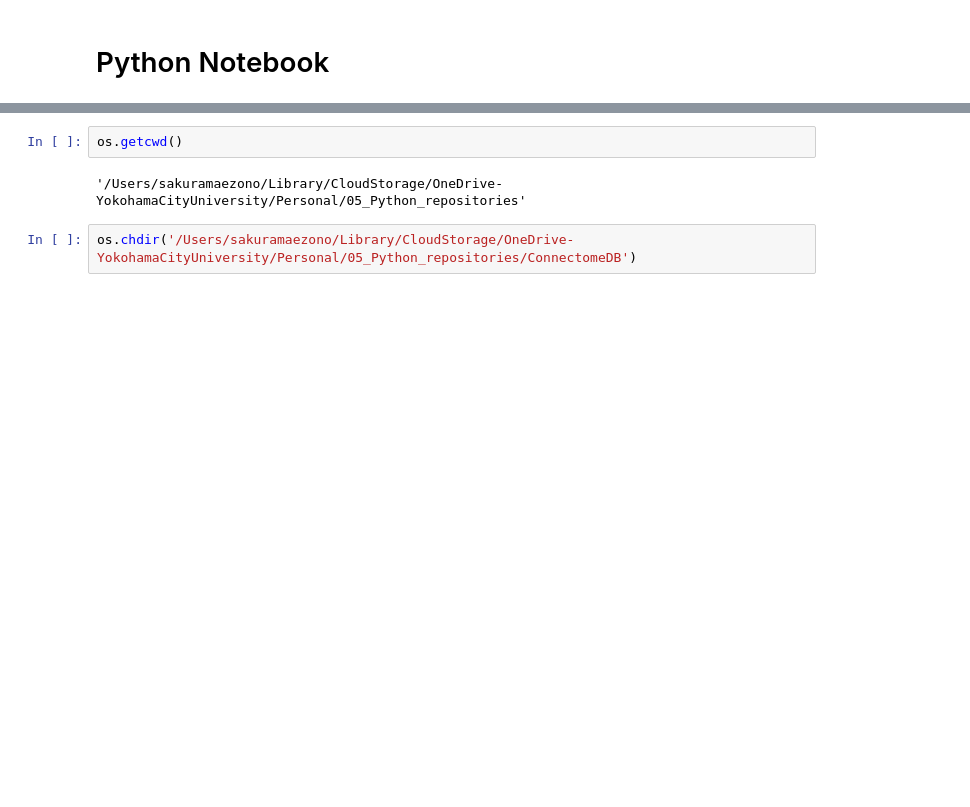
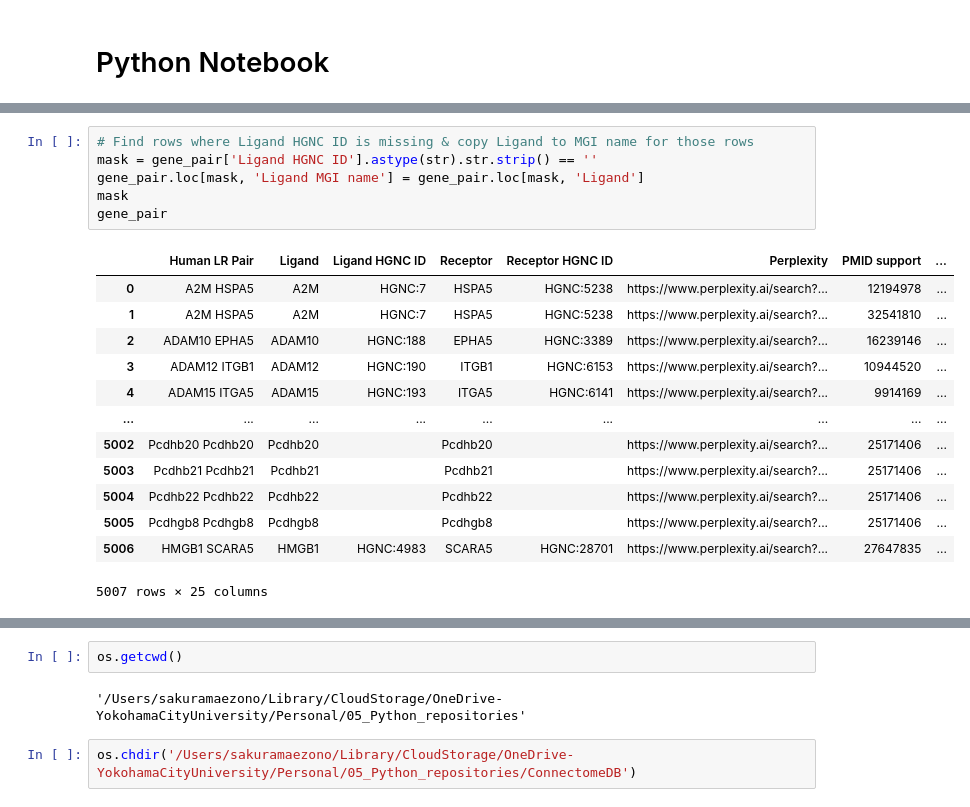
Before and after one commit to bioinfo-YCU/ConnectomeDB, a Jupyter notebook: Python_test.ipynb, the cells around one changed output, grey strips where cells are left out. Drawn from its saved outputs; the diff is of its cells as text; blank space fills up the shorter version.

Commit message:
updated to accomodate new table

```diff
--- a/Python_test.ipynb
+++ b/Python_test.ipynb
@@ -2,0 +249,20 @@
+# %%
+# Find rows where Ligand HGNC ID is missing & copy Ligand to MGI name for those rows
+mask = gene_pair['Ligand HGNC ID'].astype(str).str.strip() == ''
+gene_pair.loc[mask, 'Ligand MGI name'] = gene_pair.loc[mask, 'Ligand']
+mask
+gene_pair
+# %% [output]
+|  | Human LR Pair | Ligand | Ligand HGNC ID | Receptor | Receptor HGNC ID | Perplexity | PMID support | ... |
+| 0 | A2M HSPA5 | A2M | HGNC:7 | HSPA5 | HGNC:5238 | https://www.perplexity.ai/search?... | 12194978 | ... |
+| 1 | A2M HSPA5 | A2M | HGNC:7 | HSPA5 | HGNC:5238 | https://www.perplexity.ai/search?... | 32541810 | ... |
+| 2 | ADAM10 EPHA5 | ADAM10 | HGNC:188 | EPHA5 | HGNC:3389 | https://www.perplexity.ai/search?... | 16239146 | ... |
+| 3 | ADAM12 ITGB1 | ADAM12 | HGNC:190 | ITGB1 | HGNC:6153 | https://www.perplexity.ai/search?... | 10944520 | ... |
+| 4 | ADAM15 ITGA5 | ADAM15 | HGNC:193 | ITGA5 | HGNC:6141 | https://www.perplexity.ai/search?... | 9914169 | ... |
+| ... | ... | ... | ... | ... | ... | ... | ... | ... |
+| 5002 | Pcdhb20 Pcdhb20 | Pcdhb20 |  | Pcdhb20 |  | https://www.perplexity.ai/search?... | 25171406 | ... |
+| 5003 | Pcdhb21 Pcdhb21 | Pcdhb21 |  | Pcdhb21 |  | https://www.perplexity.ai/search?... | 25171406 | ... |
+| 5004 | Pcdhb22 Pcdhb22 | Pcdhb22 |  | Pcdhb22 |  | https://www.perplexity.ai/search?... | 25171406 | ... |
+| 5005 | Pcdhgb8 Pcdhgb8 | Pcdhgb8 |  | Pcdhgb8 |  | https://www.perplexity.ai/search?... | 25171406 | ... |
+| 5006 | HMGB1 SCARA5 | HMGB1 | HGNC:4983 | SCARA5 | HGNC:28701 | https://www.perplexity.ai/search?... | 27647835 | ... |
+5007 rows × 25 columns
```
Also changed, not shown: parts of 23 cells of this notebook, 13 other files.
